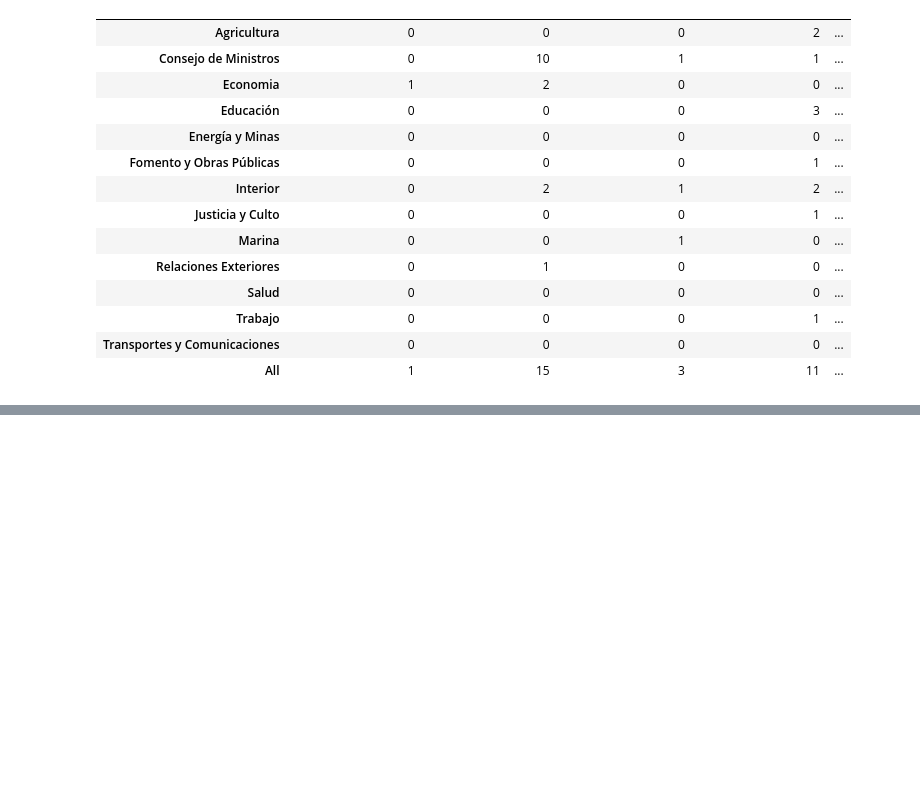
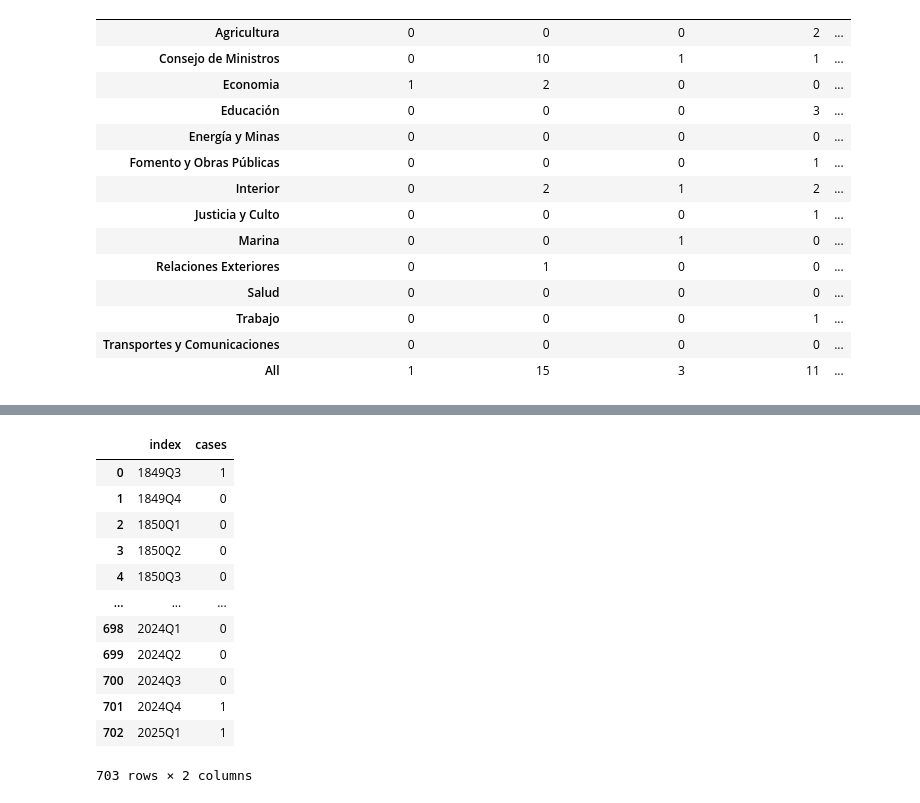
Before and after one commit to PULSO-PUCP/pcm_history, a Jupyter notebook: censuradata.ipynb, the cells around one changed output, grey strips where cells are left out. Saved outputs shown, nothing was run; the diff lists cells and outputs as text; code cells hidden in the pictures; blank space fills up the shorter version.

```diff
--- a/censuradata.ipynb
+++ b/censuradata.ipynb
@@ -408,0 +429,3 @@ censuras
+# %%
+censuras['quarterCensoring']=censuras['year'].map(str)+'-'+censuras['dateCensoring'].dt.quarter.map(str)
+censuras['quarterCensoring']
@@ -408,0 +470,3 @@ censuras
+# %%
+censuras['quarterCensoring_period']=censuras['dateCensoring'].dt.to_period(freq='Q')
+censuras.info()
@@ -408,0 +543,2 @@ censuras
+# %%
+censuras['cases']=1
@@ -408,0 +605,17 @@ censuras
+# %%
+censoring_inQ=quarterly_cases_complete.reset_index()
+censoring_inQ
+# %% [output]
+|  | index | cases |
+| 0 | 1849Q3 | 1 |
+| 1 | 1849Q4 | 0 |
+| 2 | 1850Q1 | 0 |
+| 3 | 1850Q2 | 0 |
+| 4 | 1850Q3 | 0 |
+| ... | ... | ... |
+| 698 | 2024Q1 | 0 |
+| 699 | 2024Q2 | 0 |
+| 700 | 2024Q3 | 0 |
+| 701 | 2024Q4 | 1 |
+| 702 | 2025Q1 | 1 |
+703 rows × 2 columns
```
Also changed, not shown: parts of 16 cells of this notebook, 16 other files.
